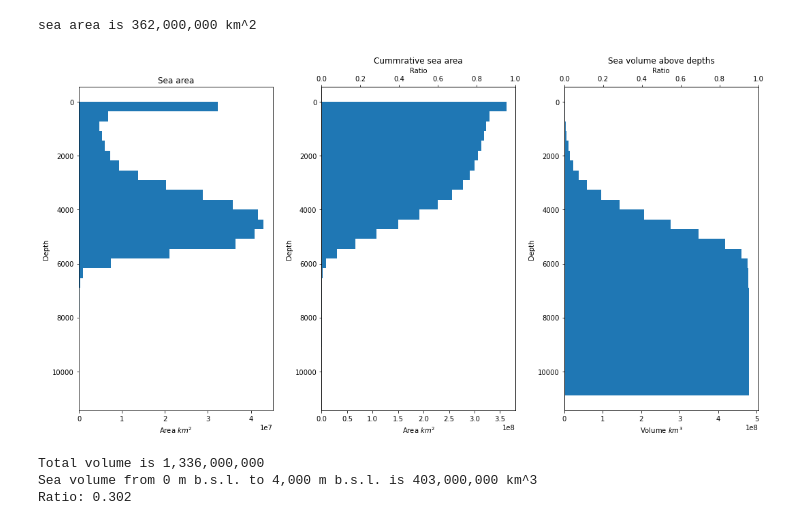
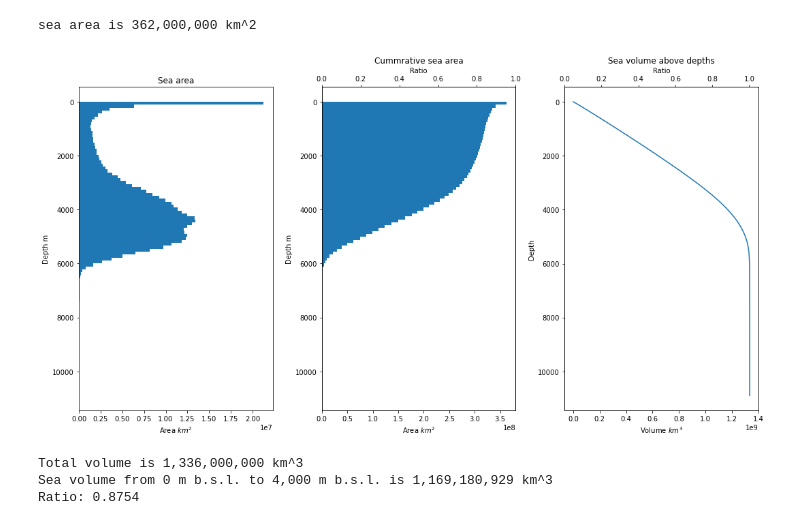
Before and after one commit to amano-takahisa/rs_with_python, a Jupyter notebook: source/handson/bathymetric_stat.ipynb, the cells around one changed output. Saved outputs shown, nothing was run; the diff lists cells and outputs as text; code cells hidden in the pictures.

Commit message:
bug fix sea volume

```diff
--- a/source/handson/bathymetric_stat.ipynb
+++ b/source/handson/bathymetric_stat.ipynb
@@ -4,7 +4,7 @@ import numpy as np
 import rasterio
 import matplotlib.pyplot as plt
 # %%
-raster_path = 'data/ETOPO1_Ice_g_geotiff_mollweide.tif'
+raster_path = 'data/bathymetric_stat/ETOPO1_Ice_g_geotiff_mollweide.tif'
 with rasterio.open(raster_path) as src:
     raster_array = src.read(1)
     raster_profile = src.profile
@@ -27,7 +27,7 @@ raster_profile
 raster_array = np.where(raster_array == raster_profile['nodata'],
                         np.nan, raster_array)
 
-raster_array = np.where(raster_array > 0,
+raster_array = np.where(raster_array >= 0,
                         np.nan, raster_array)
 # %%
 plt.imshow(raster_array)
@@ -43,56 +43,67 @@ sea_area = pixcel_area * bsl_array.size
 print(f'sea area is {int(round(sea_area, -6)):,} km^2')
 # %% [output]
 sea area is 362,000,000 km^2
+# %%
+bin_size = 100
+zs = list(range(0, int(bsl_array.max()), bin_size))
+zs.append(bsl_array.max())
+# %%
+volume_above = []
+for z in zs:
+    v_sharrow_area = (bsl_array[bsl_array<z] * pixcel_area).sum() / 1000
+    v_deep_area = ((z <= bsl_array) * pixcel_area).sum() * z / 1000
+    volume_above.append(v_sharrow_area + v_deep_area)
 # %%
-bins = 30
+bins = 100
 fig, ax = plt.subplots(1, 3, tight_layout=True, figsize=(15, 8))
 ax[0].hist(bsl_array, bins=bins,
            orientation='horizontal',
            weights=np.zeros_like(bsl_array) + pixcel_area)
 ax[0].set_title('Sea area')
-ax[0].set_ylabel('Depth')
+ax[0].set_ylabel('Depth m')
 ax[0].set_xlabel('Area ' +r'$km^2$')
 ax[0].invert_yaxis()
 
 ax[1].hist(bsl_array, bins=bins,
            orientation='horizontal',
            weights=np.zeros_like(bsl_array) + pixcel_area,
            cumulative=-1)
 ax[1].set_title('Cummrative sea area')
-ax[1].set_ylabel('Depth')
+ax[1].set_ylabel('Depth m')
 ax[1].set_xlabel('Area ' +r'$km^2$')
 ax[1].invert_yaxis()
 
-ax[2].hist(bsl_array, bins=bins,
-           orientation='horizontal',
-           weights=bsl_array/1000,
-           cumulative=1)
+ax[2].plot(volume_above, zs)
 ax[2].set_title('Sea volume above depths')
 ax[2].set_ylabel('Depth')
 ax[2].set_xlabel('Volume ' + r'$km^3$')
 ax[2].invert_yaxis()
 
 ax_scale0 = ax[1].twiny()
 ax_scale0.set_xlim(0, 1)
 ax_scale0.set_xlabel('Ratio')
 ax_scale1 = ax[2].twiny()
-ax_scale1.set_xlim(0, 1)
+ax_scale1.set_xlim(0, (ax[2].get_xlim()[1]/((bsl_array/1000 * pixcel_area).sum())))
 ax_scale1.set_xlabel('Ratio')
 
 plt.show()
 # %% [output]
-[figure, old version]
+[figure, new version]
 # %%
 bsl_range = (0, 4000)
+# bsl_range = (0, 2000)
 total_volume = (bsl_array * pixcel_area).sum() / 1000
-print(f'Total volume is {int(round(total_volume, -6)):,}')
-target_bsl_array = bsl_array[(bsl_range[0] <= bsl_array)
-                             & (bsl_array <= bsl_range[1])]
-target_volume = (target_bsl_array * pixcel_area).sum() / 1000
+print(f'Total volume is {int(round(total_volume, -6)):,} km^3')
+water_range_array_tmp = bsl_array[bsl_range[0] < bsl_array] - bsl_range[0]
+water_range_array = np.where(water_range_array_tmp < (bsl_range[1] - bsl_range[0]),
+                             water_range_array_tmp,
+                             bsl_range[1] - bsl_range[0])
+water_range_volume = (water_range_array * pixcel_area).sum() / 1000
+
 print(f'Sea volume from {bsl_range[0]:,} m b.s.l. to {bsl_range[1]:,} m b.s.l. '\
-      f'is {int(round(target_volume, -6)):,} km^3')
-print(f'Ratio: {round(target_volume/total_volume, 4)}')
+      f'is {int(round(water_range_volume)):,} km^3')
+print(f'Ratio: {round(water_range_volume/total_volume, 4)}')
 # %% [output]
-Total volume is 1,336,000,000
-Sea volume from 0 m b.s.l. to 4,000 m b.s.l. is 403,000,000 km^3
-Ratio: 0.302
+Total volume is 1,336,000,000 km^3
+Sea volume from 0 m b.s.l. to 4,000 m b.s.l. is 1,169,180,929 km^3
+Ratio: 0.8754
```
